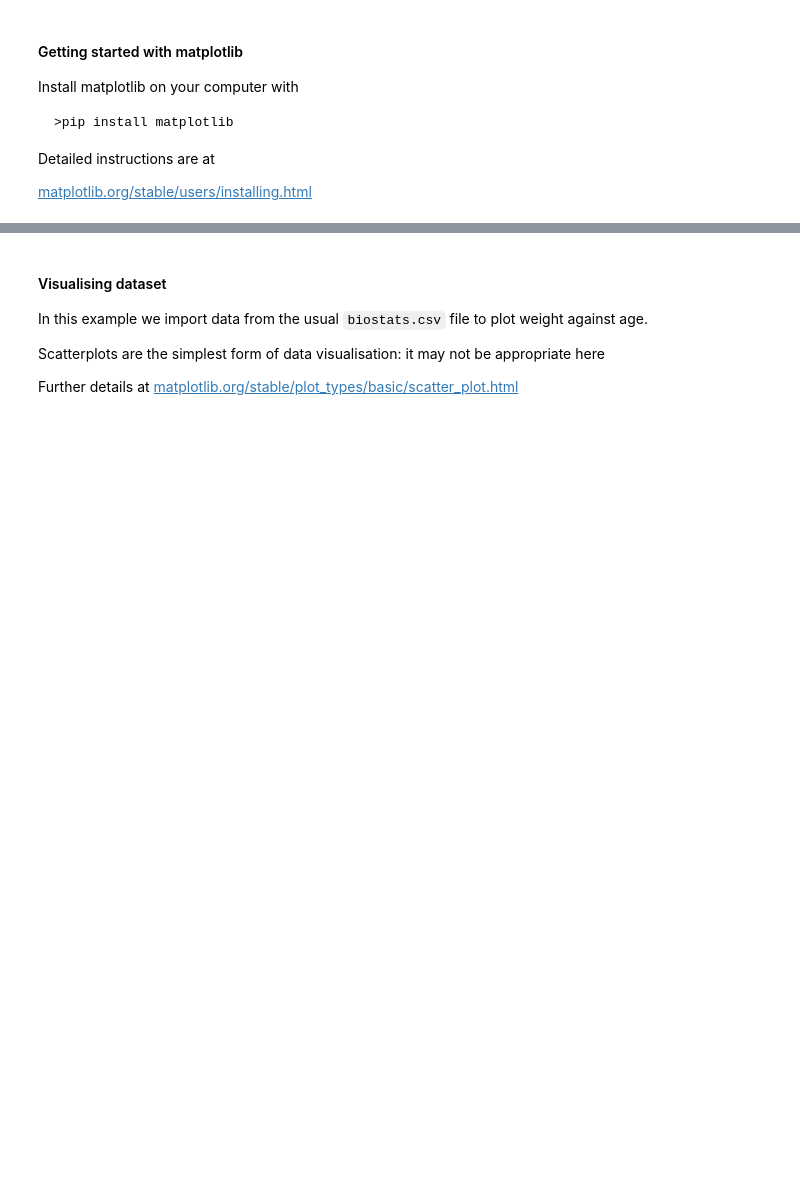
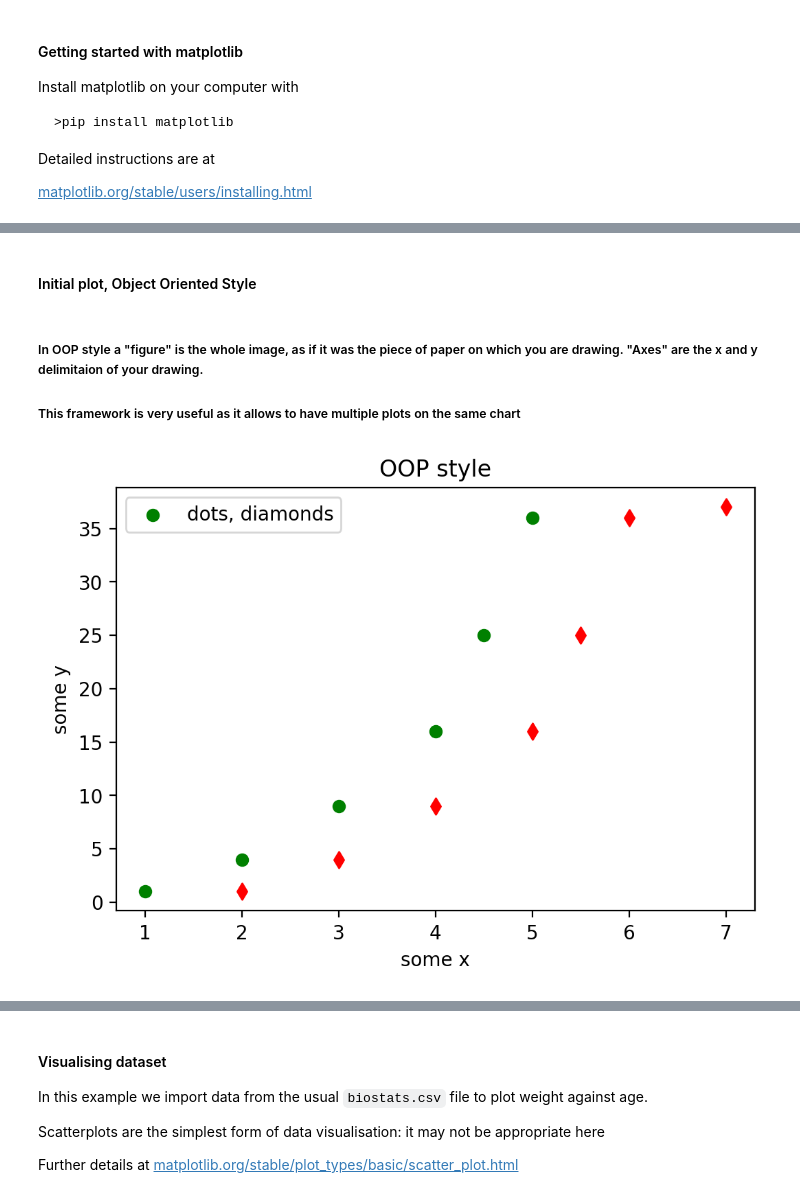
Before and after one commit to ale66/learn-coding, a Jupyter notebook: 76-matplotlib/matplotlib.ipynb, the cells around one changed output, grey strips where cells are left out. Saved outputs shown, nothing was run; the diff lists cells and outputs as text; code cells hidden in the pictures; blank space fills up the shorter version.

```diff
--- a/76-matplotlib/matplotlib.ipynb
+++ b/76-matplotlib/matplotlib.ipynb
@@ -44,0 +53,25 @@ plt.show()
+# %% [markdown]
+#### Initial plot, Object Oriented Style
+# %% [markdown]
+##### In OOP style a "figure" is the whole image, as if it was the piece of paper on which you are drawing. "Axes" are the x and y delimitaion of your drawing.
+##### This framework is very useful as it allows to have multiple plots on the same chart
+# %%
+#Setting out "canvas"
+fig, ax = plt.subplots(figsize = (6,4), dpi = 200) #dpi indicates the level of resolution. Professinal publishing adopta at least 300 dpis
+
+x_ar = [1, 2, 3, 4, 4.5, 5]
+y_ar = [1, 4, 9, 16, 25, 36]
+
+ax.scatter(x_ar,y_ar, c = 'g', marker= 'o')
+ax.scatter(my_xs,my_ys, c= 'r', marker= 'd')
+
+
+plt.title('OOP style')
+plt.xlabel('some x')
+plt.ylabel('some y')
+plt.legend(['dots, diamonds'])
+
+
+plt.show()
+# %% [output]
+[figure, added]
```
Also changed, not shown: parts of 13 cells of this notebook.
